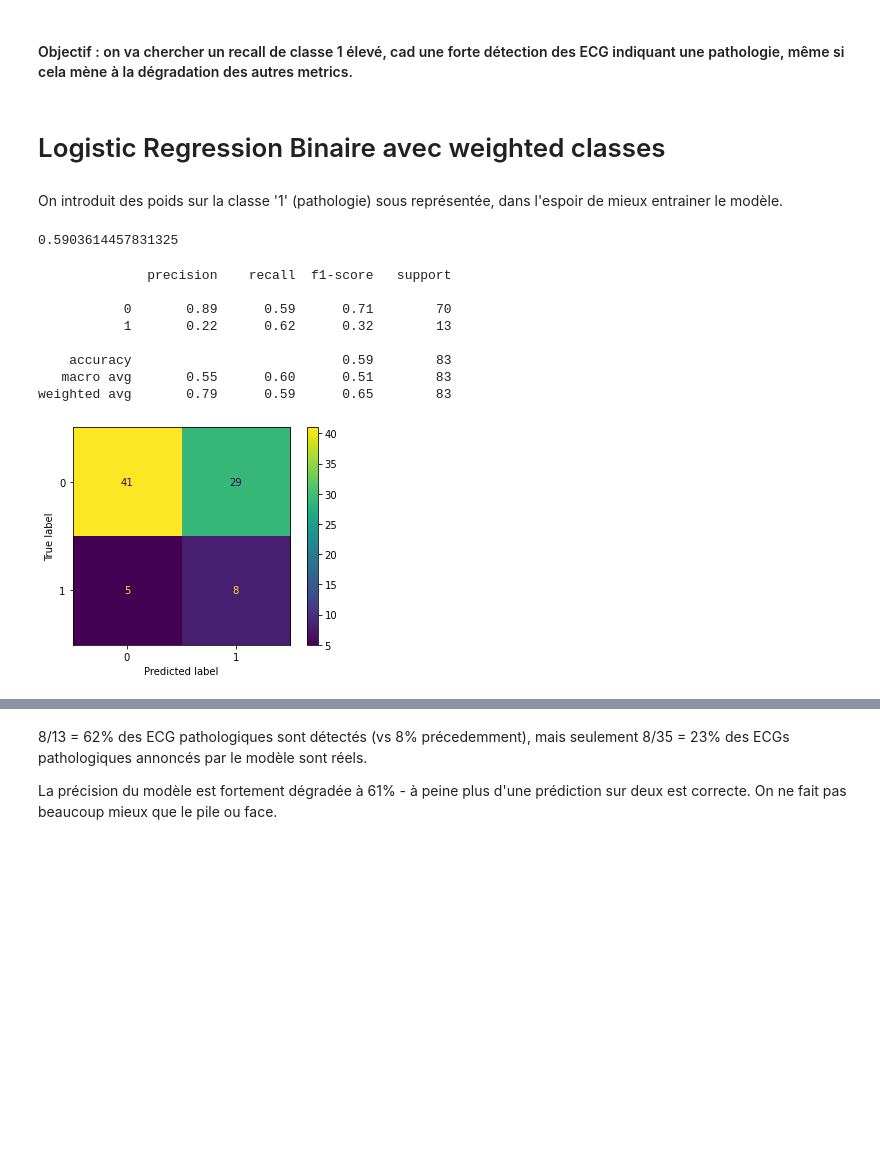
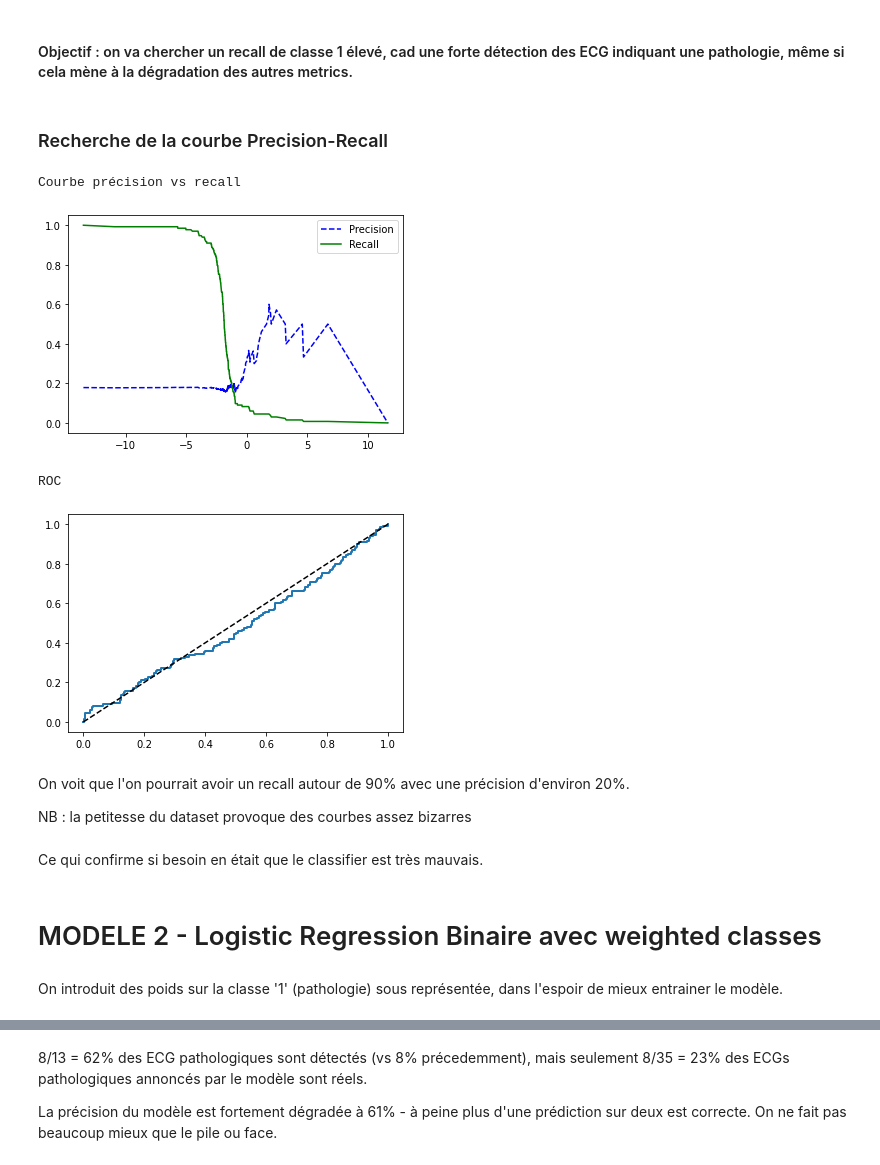
Before and after one commit to BenjaminDeporte/Projet_ECG_LogisticRegression, a Jupyter notebook: Projet_RL_ECG.ipynb, the cells around one changed output, grey strips where cells are left out. Drawn from its saved outputs; the diff is of its cells as text; code cells hidden in the pictures; blank space fills up the shorter version.

Commit message:
ajout courbes et conclusion

```diff
--- a/Projet_RL_ECG.ipynb
+++ b/Projet_RL_ECG.ipynb
@@ -235,4 +239,4 @@ estimators = [('normalisation',norm),
               ('reduction_dimension', red_dim),
               ('regression_logistique', lr)]
 
-modele = Pipeline(estimators)
+baseline_lr = Pipeline(estimators)
@@ -300,8 +332,39 @@ On déduit que le modèle a prédit une classe 1, correcte, et le reste en class
 ### Le modèle n'est donc pas bon, malgré une précision élevée
 # %% [markdown]
 #### Objectif : on va chercher un recall de classe 1 élevé, cad une forte détection des ECG indiquant une pathologie, même si cela mène à la dégradation des autres metrics.
+# %% [markdown]
+### Recherche de la courbe Precision-Recall
+# %%
+def courbes(modele, X_train, y_train, nb_cv=3):
+    y_scores = cross_val_predict(modele, X_train, y_train, cv=nb_cv, method='decision_function')
+    # method='decision_function' appelle la méthode de LogisticRegression qui retourne les probabilités, pas la classe
+    precisions, recalls, seuils = precision_recall_curve(y_train, y_scores)
+    print("Courbe précision vs recall")
+    plt.plot(seuils, precisions[:-1], 'b--', label = "Precision")
+    plt.plot(seuils, recalls[:-1], 'g-', label = "Recall")
+    plt.legend()
+    plt.show()
+    print("ROC")
+    fpr, tpr, seuils = roc_curve(y_train, y_scores)
+    plt.plot(fpr, tpr, linewidth=2, label=None)
+    plt.plot([0,1],[0,1],'k--')
+    plt.grid
+    plt.show()
+# %%
+courbes(baseline_lr, X_train, y_train)
+# %% [output]
+Courbe précision vs recall
+[figure, added]
+ROC
+[figure, added]
+# %% [markdown]
+On voit que l'on pourrait avoir un recall autour de 90% avec une précision d'environ 20%.
+
+NB : la petitesse du dataset provoque des courbes assez bizarres
+# %% [markdown]
+Ce qui confirme si besoin en était que le classifier est très mauvais.
 # %% [markdown]
-# Logistic Regression Binaire avec weighted classes
+# MODELE 2 - Logistic Regression Binaire avec weighted classes
 # %% [markdown]
 On introduit des poids sur la classe '1' (pathologie) sous représentée, dans l'espoir de mieux entrainer le modèle.
 # %%
@@ -319,7 +382,7 @@ red_dim = PCA(n_components=50) # nombre de composants à définir
 lr = LogisticRegression(penalty = 'l2',  # regularisation : L2 par défaut, ou 'None' pour voir sans
                         solver = 'lbfgs',   # 'sag' = stochastic gradient descent, 'lbfgs' par défaut
                         tol = 0.1,  # on converge mal avec la tolérance par défaut 10^-4
-                        max_iter = 500,   # on augmente le nombre d'itérations pour avoir la convergence
+                        max_iter = 2000,   # on augmente le nombre d'itérations pour avoir la convergence
                         class_weight = 'balanced'  # surpoids de la classe '1',
                                                    # par défaut inversement proportionnel à la fréquence de la classe
                        )
@@ -328,28 +391,4 @@ estimators = [('normalisation',norm),
               ('reduction_dimension', red_dim),
               ('regression_logistique', lr)]
 
-modele = Pipeline(estimators)
-
-modele.fit(X_train, y_train)
-
-y_pred = modele.predict(X_test)
-
-modele.score(X_test,y_test)
+lr_w = Pipeline(estimators)
-# %% [output]
-0.5903614457831325
-# %%
-print(classification_report(y_test, y_pred))
-# %% [output]
-              precision    recall  f1-score   support
-
-           0       0.89      0.59      0.71        70
-           1       0.22      0.62      0.32        13
-
-    accuracy                           0.59        83
-   macro avg       0.55      0.60      0.51        83
-weighted avg       0.79      0.59      0.65        83
-# %%
-sklearn.metrics.plot_confusion_matrix(modele, X_test, y_test)
-plt.show()
-# %% [output]
-[figure, removed]
```
Also changed, not shown: parts of 49 cells of this notebook.
